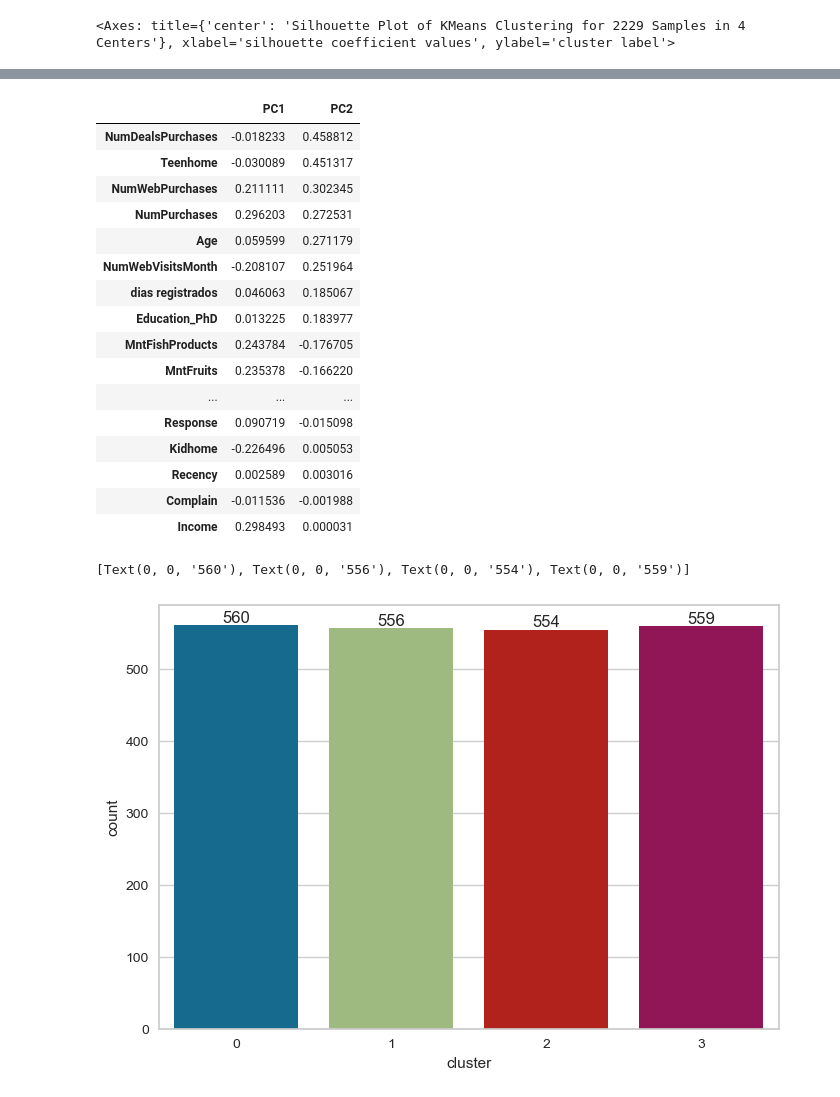
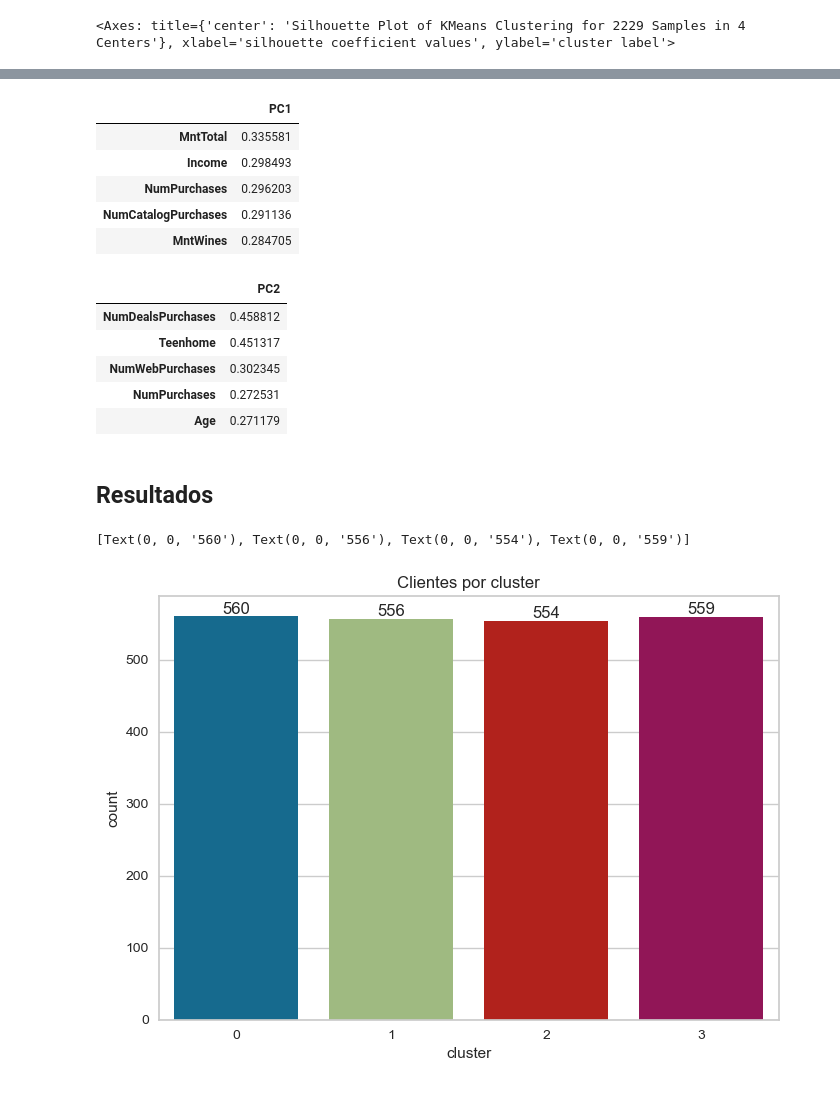
Before and after one commit to lhgjose/proyecto_agrupacion_clientes, a Jupyter notebook: notebooks/agrupacion_clientes.ipynb, the cells around one changed output, grey strips where cells are left out. Cells and saved outputs as stored; diff of their text form; code cells hidden in the pictures.

Commit message:
Formateo de codigo y modificaciones a graficas

```diff
--- a/notebooks/agrupacion_clientes.ipynb
+++ b/notebooks/agrupacion_clientes.ipynb
@@ -362,7 +340,3 @@ Sil_M.show()
 # %% [output]
 [figure]
 <Axes: title={'center': 'Silhouette Plot of KMeans Clustering for 2229 Samples in 4 Centers'}, xlabel='silhouette coefficient values', ylabel='cluster label'>
-# %%
-Sil_M = SilhouetteVisualizer(KMeans(5, random_state=100))
-Sil_M.fit(clientes_procesado)
-Sil_M.show()
@@ -378,5 +349 @@ Inter_M.show()
 <Axes: title={'center': 'KMeans Intercluster Distance Map (via MDS)'}, xlabel='PC2', ylabel='PC1'>
-# %%
-Inter_M = InterclusterDistance(KMeans(5, random_state=100))
-Inter_M.fit(clientes_procesado)
-Inter_M.show()
@@ -386,7 +352,9 @@ Inter_M.show()
 # %%
+# Se inicializa el algoritmo k-means usando 4 clusters
 KM = KMeans(n_clusters=4, random_state=100)
 # Entrenar el modelo y predecir los clusters
 yhat_KM = KM.fit_predict(clientes_procesado)
 # Añadir el atributo de clusters al dataset original
 clientes_procesado["cluster"] = yhat_KM
+clientes_procesado = clientes_procesado.sort_values("cluster")
 clientes["cluster"] = yhat_KM
@@ -392,0 +363,8 @@ clientes["cluster"] = yhat_KM
+# %%
+cluster_colors = sns.color_palette(n_colors=4)
+# Grafica de cada punto y su cluster asociado en los dos componentes principales
+pca_decomposition(
+    clientes_procesado.drop("cluster", axis=1), clientes_procesado["cluster"],
+    scale=True, classes=clientes_procesado["cluster"].unique(),
+    colors=cluster_colors,
+)
@@ -423,29 +388,30 @@ pca_detail.sort_values("PC1", key=abs, ascending=False)
+# %%
+pca_detail.sort_values("PC1", key=abs, ascending=False)[["PC1"]].head()
+# %% [output]
+|  | PC1 |
+| MntTotal | 0.335581 |
+| Income | 0.298493 |
+| NumPurchases | 0.296203 |
+| NumCatalogPurchases | 0.291136 |
+| MntWines | 0.284705 |
 # %%
-pca_detail.sort_values("PC2", key=abs, ascending=False)
+pca_detail.sort_values("PC2", key=abs, ascending=False)[["PC2"]].head()
 # %% [output]
-|  | PC1 | PC2 |
-| NumDealsPurchases | -0.018233 | 0.458812 |
-| Teenhome | -0.030089 | 0.451317 |
-| NumWebPurchases | 0.211111 | 0.302345 |
-| NumPurchases | 0.296203 | 0.272531 |
-| Age | 0.059599 | 0.271179 |
-| NumWebVisitsMonth | -0.208107 | 0.251964 |
-| dias registrados | 0.046063 | 0.185067 |
-| Education_PhD | 0.013225 | 0.183977 |
-| MntFishProducts | 0.243784 | -0.176705 |
-| MntFruits | 0.235378 | -0.166220 |
-| ... | ... | ... |
-| Response | 0.090719 | -0.015098 |
-| Kidhome | -0.226496 | 0.005053 |
-| Recency | 0.002589 | 0.003016 |
-| Complain | -0.011536 | -0.001988 |
-| Income | 0.298493 | 0.000031 |
+|  | PC2 |
+| NumDealsPurchases | 0.458812 |
+| Teenhome | 0.451317 |
+| NumWebPurchases | 0.302345 |
+| NumPurchases | 0.272531 |
+| Age | 0.271179 |
+# %% [markdown]
+## Resultados
 # %%
-ax = sns.countplot(x=clientes_procesado["cluster"])
+ax = sns.countplot(x=clientes_procesado["cluster"], palette=cluster_colors)
+ax.set_title("Clientes por cluster")
 ax.bar_label(ax.containers[0])
 # %% [output]
 [Text(0, 0, '560'), Text(0, 0, '556'), Text(0, 0, '554'), Text(0, 0, '559')]
-[figure, old version]
+[figure, new version]
 # %%
 fig, axes = plt.subplots(
     nrows=6, ncols=4, constrained_layout=True, figsize=(30, 34), sharex=True)
```
Also changed, not shown: parts of 57 cells of this notebook.
